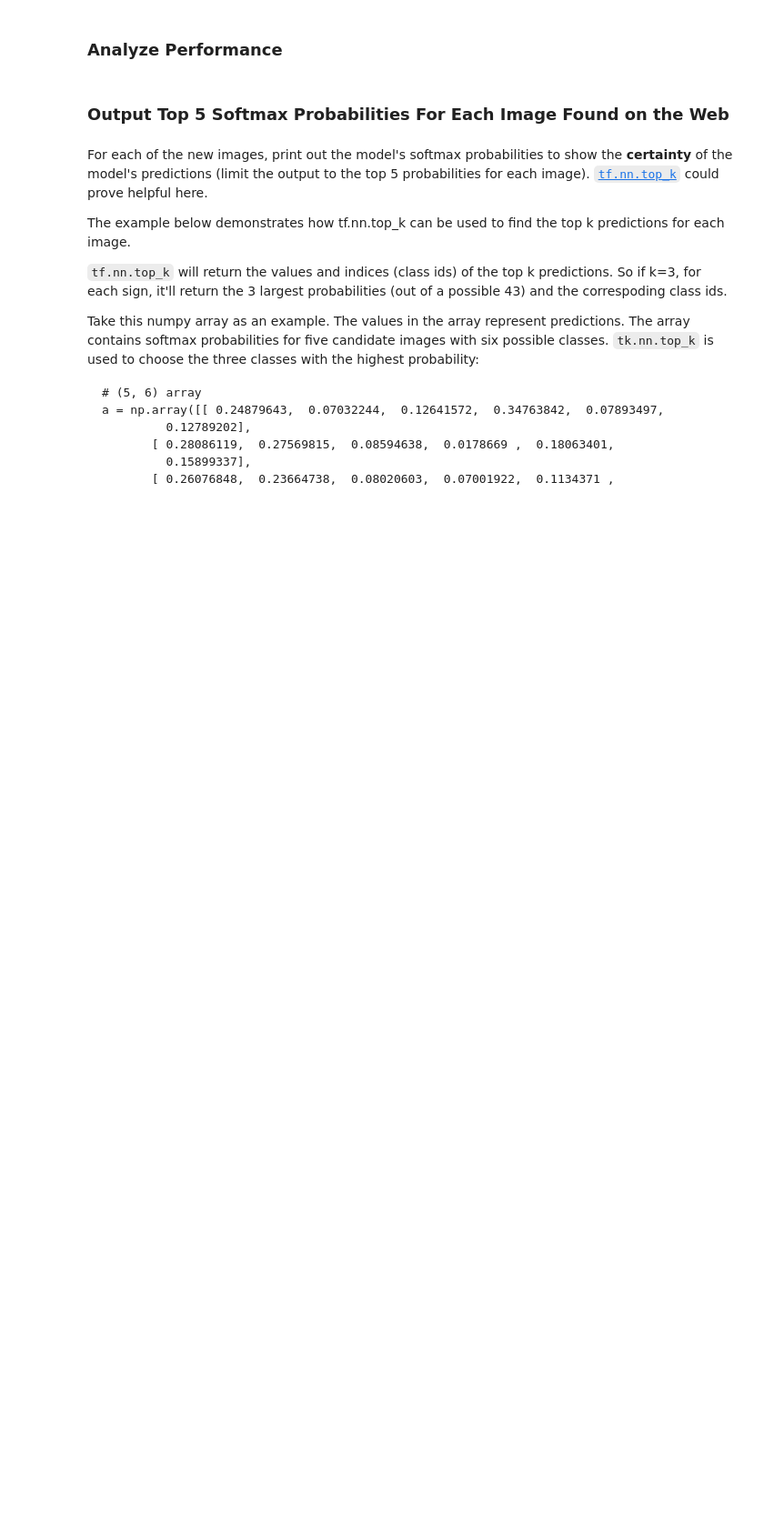
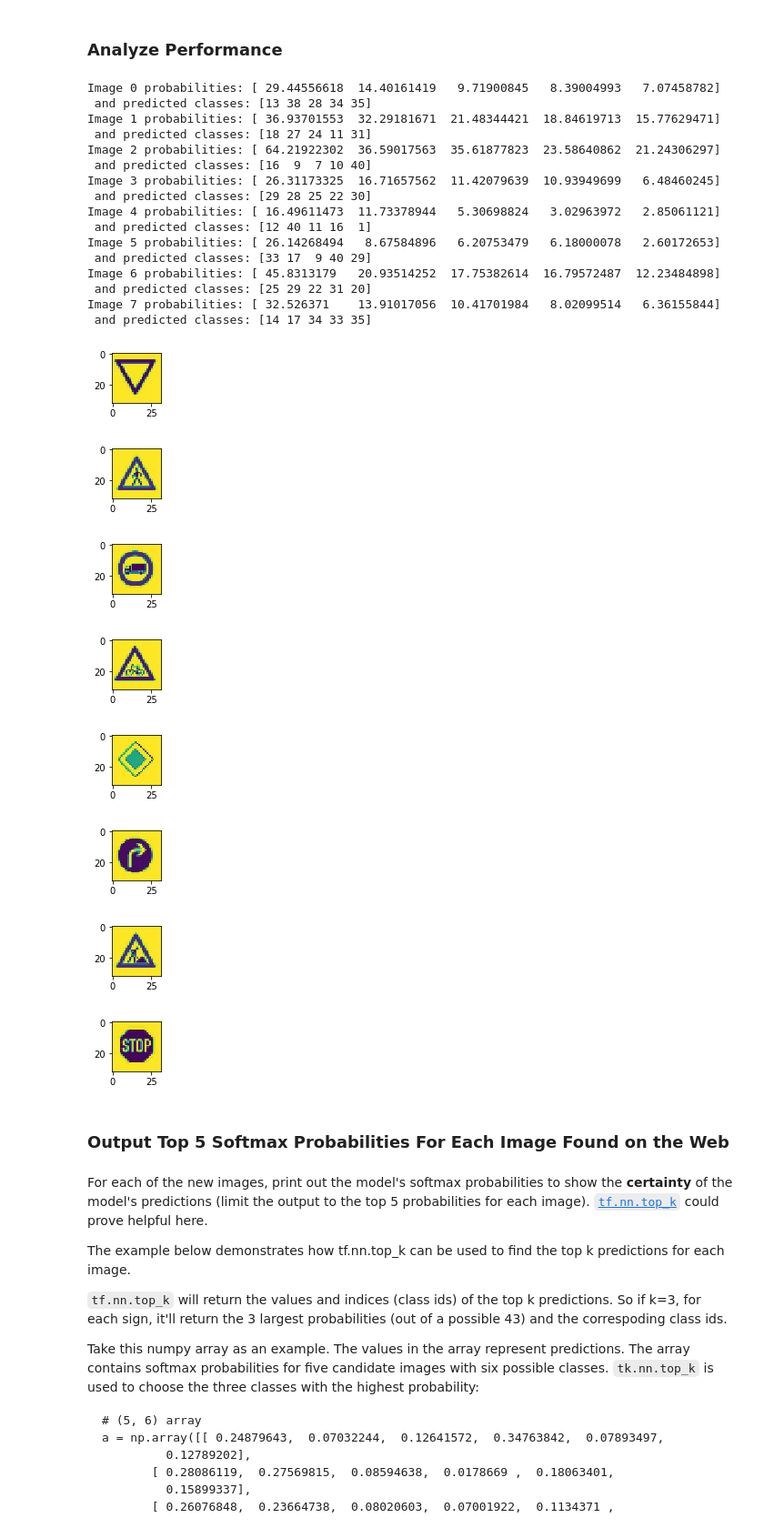
Before and after one commit to calsaviour/sdc, a Jupyter notebook: TermOne/CarND-Traffic-Sign-Classifier-Project/Traffic_Sign_Classifier.ipynb, the cells around one changed output. Shown: that part at 91% size. Drawn from its saved outputs; the diff is of its cells as text; code cells hidden in the pictures; blank space fills up the shorter version.

Commit message:
Add solution for prediction

```diff
--- a/TermOne/CarND-Traffic-Sign-Classifier-Project/Traffic_Sign_Classifier.ipynb
+++ b/TermOne/CarND-Traffic-Sign-Classifier-Project/Traffic_Sign_Classifier.ipynb
@@ -468,6 +531,39 @@ plt.imshow(slipperyImage)
 # %%
 ### Calculate the accuracy for these 5 new images.
 ### For example, if the model predicted 1 out of 5 signs correctly, it's 20% accurate on these new images.
+with tf.Session() as sess:
+    predicts = sess.run(tf.nn.top_k(new_pics_classes, k=5, sorted=True))
+
+for i in range(len(predicts[0])):
+    print('Image', i, 'probabilities:', predicts[0][i], '\n and predicted classes:', predicts[1][i])
+    image = input_normalized[i].squeeze()
+    plt.figure(figsize=(1,1))
+    plt.imshow(image)
+# %% [output]
+Image 0 probabilities: [ 29.44556618  14.40161419   9.71900845   8.39004993   7.07458782]
+ and predicted classes: [13 38 28 34 35]
+Image 1 probabilities: [ 36.93701553  32.29181671  21.48344421  18.84619713  15.77629471]
+ and predicted classes: [18 27 24 11 31]
+Image 2 probabilities: [ 64.21922302  36.59017563  35.61877823  23.58640862  21.24306297]
+ and predicted classes: [16  9  7 10 40]
+Image 3 probabilities: [ 26.31173325  16.71657562  11.42079639  10.93949699   6.48460245]
+ and predicted classes: [29 28 25 22 30]
+Image 4 probabilities: [ 16.49611473  11.73378944   5.30698824   3.02963972   2.85061121]
+ and predicted classes: [12 40 11 16  1]
+Image 5 probabilities: [ 26.14268494   8.67584896   6.20753479   6.18000078   2.60172653]
+ and predicted classes: [33 17  9 40 29]
+Image 6 probabilities: [ 45.8313179   20.93514252  17.75382614  16.79572487  12.23484898]
+ and predicted classes: [25 29 22 31 20]
+Image 7 probabilities: [ 32.526371    13.91017056  10.41701984   8.02099514   6.36155844]
+ and predicted classes: [14 17 34 33 35]
+[figure, added]
+[figure, added]
+[figure, added]
+[figure, added]
+[figure, added]
+[figure, added]
+[figure, added]
+[figure, added]
 # %% [markdown]
 ### Output Top 5 Softmax Probabilities For Each Image Found on the Web
 # %% [markdown]
```
Also changed, not shown: parts of 17 cells of this notebook.
